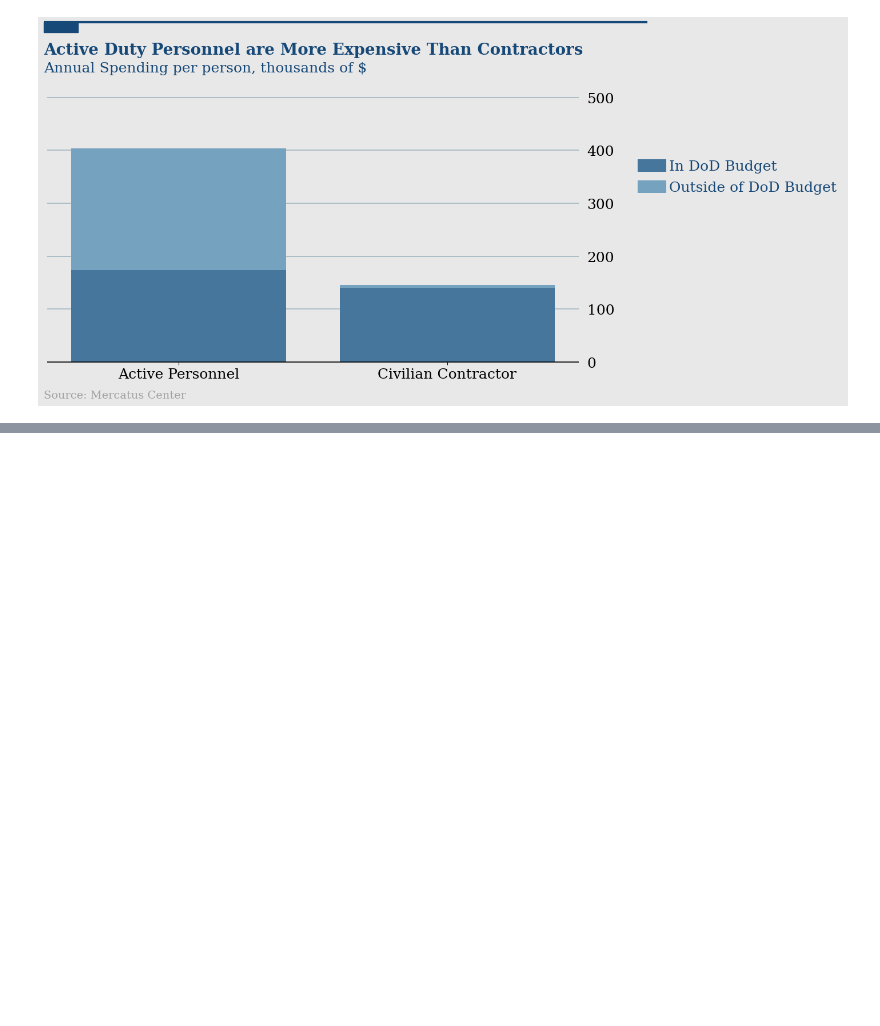
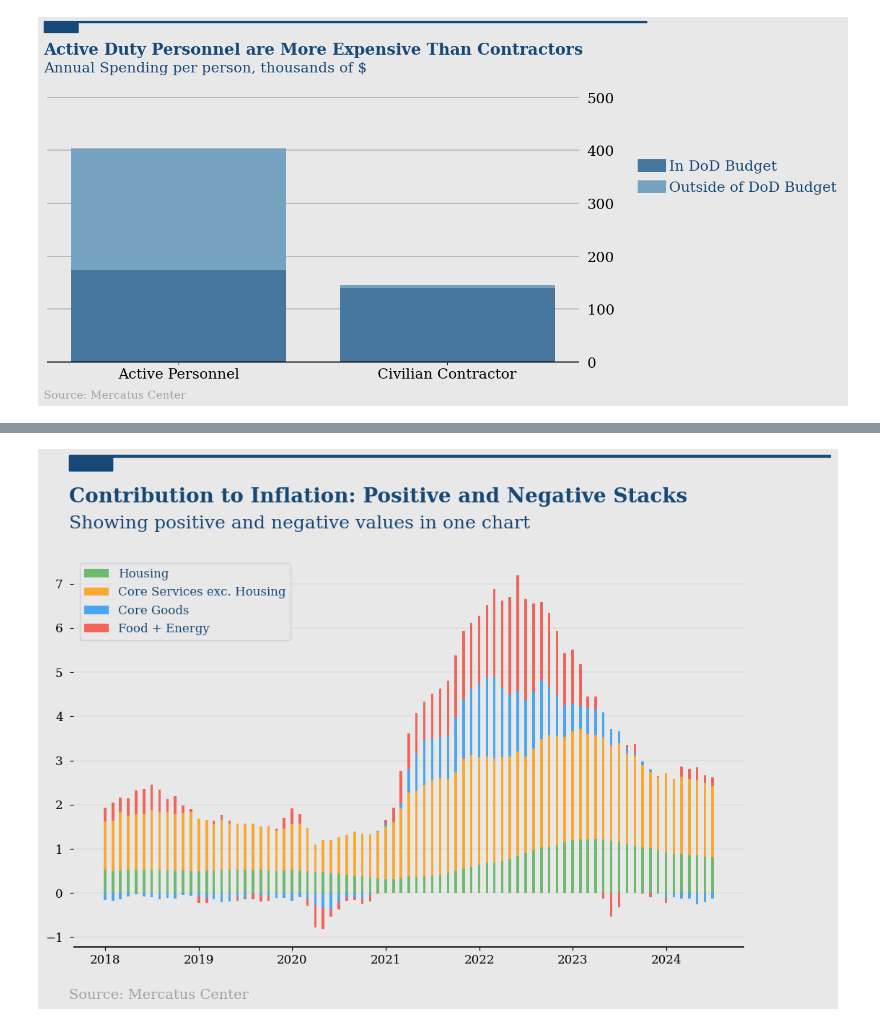
Before and after one commit to aleshashilov25/Fed_Fiscal_Data, a Jupyter notebook: data.ipynb, the cells around one changed output, grey strips where cells are left out. Drawn from its saved outputs; the diff is of its cells as text; code cells hidden in the pictures; blank space fills up the shorter version.

```diff
--- a/data.ipynb
+++ b/data.ipynb
@@ -198,3 +198,84 @@ plt.savefig('defense.png',    # Set path and filename
             facecolor='#e8e8e8')
 # %% [output]
 [figure]
+# %%
+cpi_data = pd.read_csv('data/cleaned_example_data.csv')
+
+# Convert relevant columns to appropriate datatypes
+cpi_data['date'] = pd.to_datetime(cpi_data["date"])
+cpi_data["Total: Headline PCEPI, YoY"] = pd.to_numeric(cpi_data["Total: Headline PCEPI, YoY"], errors='coerce')
+cpi_data["Energy"] = pd.to_numeric(cpi_data["Energy"], errors='coerce')
+cpi_data["Food"] = pd.to_numeric(cpi_data["Food"], errors='coerce')
+cpi_data["Core Goods"] = pd.to_numeric(cpi_data["Core Goods"], errors='coerce')
+cpi_data["Core Services exc. Housing"] = pd.to_numeric(cpi_data["Core Services exc. Housing"], errors='coerce')
+cpi_data["Housing"] = pd.to_numeric(cpi_data["Housing"], errors='coerce')
+
+# Filter data for dates starting from 2018
+cpi_data_filtered = cpi_data[cpi_data['date'].dt.year >= 2018]
+
+# Separate positive and negative values for proper stacked bar visualization
+cpi_data_filtered['Housing_pos'] = cpi_data_filtered['Housing'].clip(lower=0)
+cpi_data_filtered['Core_Services_exc_Housing_pos'] = cpi_data_filtered['Core Services exc. Housing'].clip(lower=0)
+cpi_data_filtered['Core_Goods_pos'] = cpi_data_filtered['Core Goods'].clip(lower=0)
+cpi_data_filtered['Food_Energy_pos'] = (cpi_data_filtered['Food'] + cpi_data_filtered['Energy']).clip(lower=0)
+
+cpi_data_filtered['Housing_neg'] = cpi_data_filtered['Housing'].clip(upper=0)
+cpi_data_filtered['Core_Services_exc_Housing_neg'] = cpi_data_filtered['Core Services exc. Housing'].clip(upper=0)
+cpi_data_filtered['Core_Goods_neg'] = cpi_data_filtered['Core Goods'].clip(upper=0)
+cpi_data_filtered['Food_Energy_neg'] = (cpi_data_filtered['Food'] + cpi_data_filtered['Energy']).clip(upper=0)
+
+# Create the figure and axis
+fig, ax = plt.subplots(1, 1, figsize=(12, 8))
+
+# Set grid and axis below
+ax.set_axisbelow(True)
+ax.grid(axis="y", color='#e0e0e0', lw=1.3)
+
+# Plot positive values stacking upwards
+ax.bar(cpi_data_filtered["date"], cpi_data_filtered["Housing_pos"], width=10, color='#4CAF50', alpha=0.8, label='Housing', zorder=3)
+ax.bar(cpi_data_filtered["date"], cpi_data_filtered["Core_Services_exc_Housing_pos"], width=10, bottom=cpi_data_filtered["Housing_pos"], color='#FF9800', alpha=0.8, label='Core Services exc. Housing', zorder=3)
+ax.bar(cpi_data_filtered["date"], cpi_data_filtered["Core_Goods_pos"], width=10, bottom=cpi_data_filtered["Housing_pos"] + cpi_data_filtered["Core_Services_exc_Housing_pos"], color='#2196F3', alpha=0.8, label='Core Goods', zorder=3)
+ax.bar(cpi_data_filtered["date"], cpi_data_filtered["Food_Energy_pos"], width=10, bottom=cpi_data_filtered["Housing_pos"] + cpi_data_filtered["Core_Services_exc_Housing_pos"] + cpi_data_filtered["Core_Goods_pos"], color='#F44336', alpha=0.8, label='Food + Energy', zorder=3)
+
+# Plot negative values stacking downwards
+ax.bar(cpi_data_filtered["date"], cpi_data_filtered["Housing_neg"], width=10, color='#4CAF50', alpha=0.8, zorder=3)
+ax.bar(cpi_data_filtered["date"], cpi_data_filtered["Core_Services_exc_Housing_neg"], width=10, bottom=cpi_data_filtered["Housing_neg"], color='#FF9800', alpha=0.8, zorder=3)
+ax.bar(cpi_data_filtered["date"], cpi_data_filtered["Core_Goods_neg"], width=10, bottom=cpi_data_filtered["Housing_neg"] + cpi_data_filtered["Core_Services_exc_Housing_neg"], color='#2196F3', alpha=0.8, zorder=3)
+ax.bar(cpi_data_filtered["date"], cpi_data_filtered["Food_Energy_neg"], width=10, bottom=cpi_data_filtered["Housing_neg"] + cpi_data_filtered["Core_Services_exc_Housing_neg"] + cpi_data_filtered["Core_Goods_neg"], color='#F44336', alpha=0.8, zorder=3)
+
+
+
+# Customize tick parameters
+ax.xaxis.set_tick_params(labelsize=12)
+ax.yaxis.set_tick_params(pad=7, labelsize=12)
+
+# Add legend for clarity
+ax.legend(loc='upper left', fontsize=12)
+
+# Customize the spine and grid
+ax.spines["bottom"].set_lw(1.2)
+ax.spines["bottom"].set_capstyle("butt")
+
+# Add source text and adjust title/subtitle
+source = 'Source: Mercatus Center'
+fig.text(0.12, 0.06, source, color="#a2a2a2", fontsize=14)
+
+# Add title and subtitle
+fig.text(0.12, 0.92, "Contribution to Inflation: Positive and Negative Stacks", fontsize=20, fontweight="bold")
+fig.text(0.12, 0.875, "Showing positive and negative values in one chart", fontsize=18)
+
+
+# Add custom line and rectangle elements for aesthetic purposes
+fig.add_artist(lines.Line2D([0.12, 1], [1, 1], lw=3, color="#174978", solid_capstyle="butt"))
+fig.add_artist(patches.Rectangle((0.12, 0.975), 0.05, 0.025, color="#174978"))
+
+# Adjust layout
+fig.subplots_adjust(top=0.825, bottom=0.15)
+
+# Save the figure
+plt.savefig('graph_png/cpi_contributions_final.png', dpi=300, bbox_inches="tight", facecolor='#e8e8e8')
+
+# Add custom line and rectangle elements for aesthetic purposes
+fig.add_artist(lines.Line2D([0.12, 1], [1, 1], lw=3, color="#174978", solid_capstyle="butt"))
+fig.add_artist(patches.Rectangle((0.12, 0.975), 0.05, 0.025, color="#174978"))
+# %% [output]
@@ -200,0 +300 @@ plt.savefig('defense.png',    # Set path and filename
+[figure, added]
```
Also changed, not shown: parts of 1 cell of this notebook, 5 other files.
